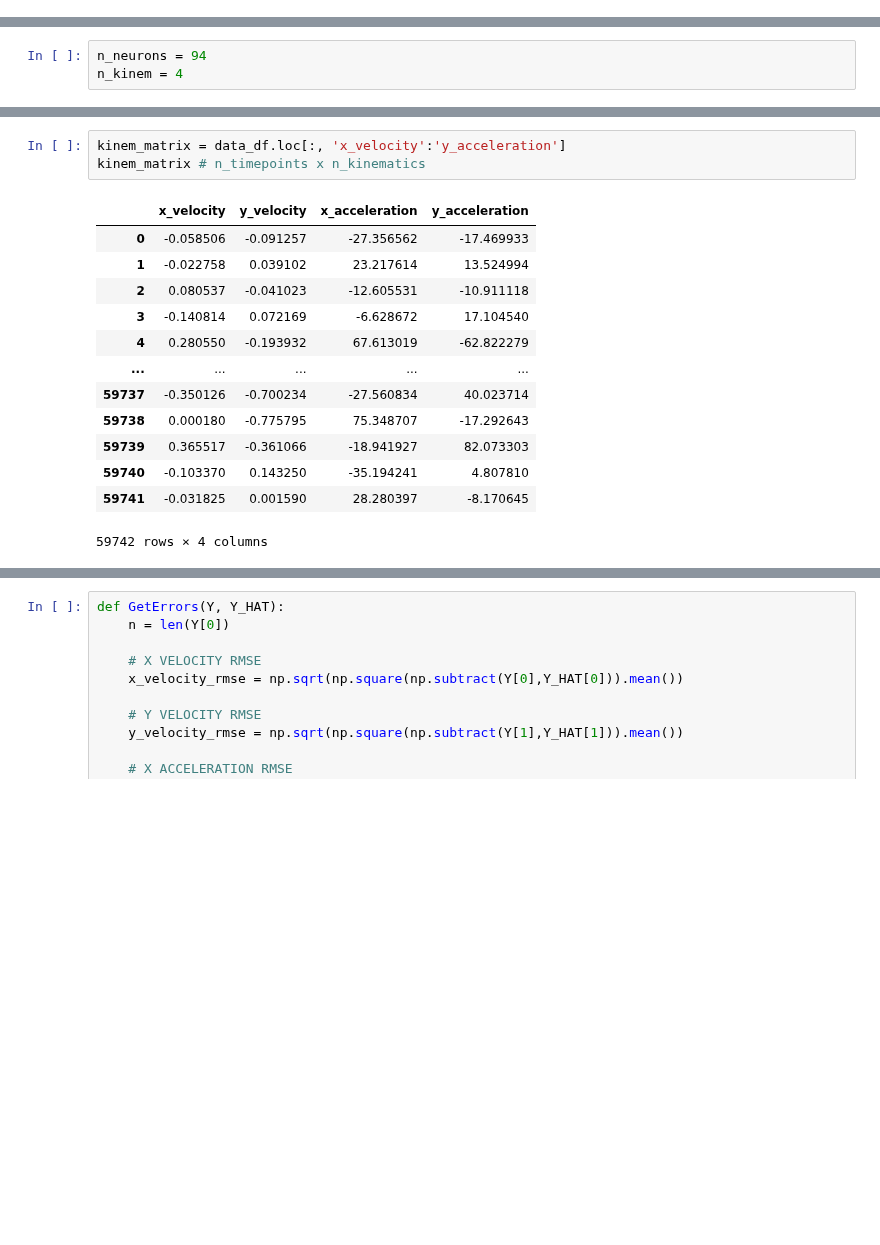
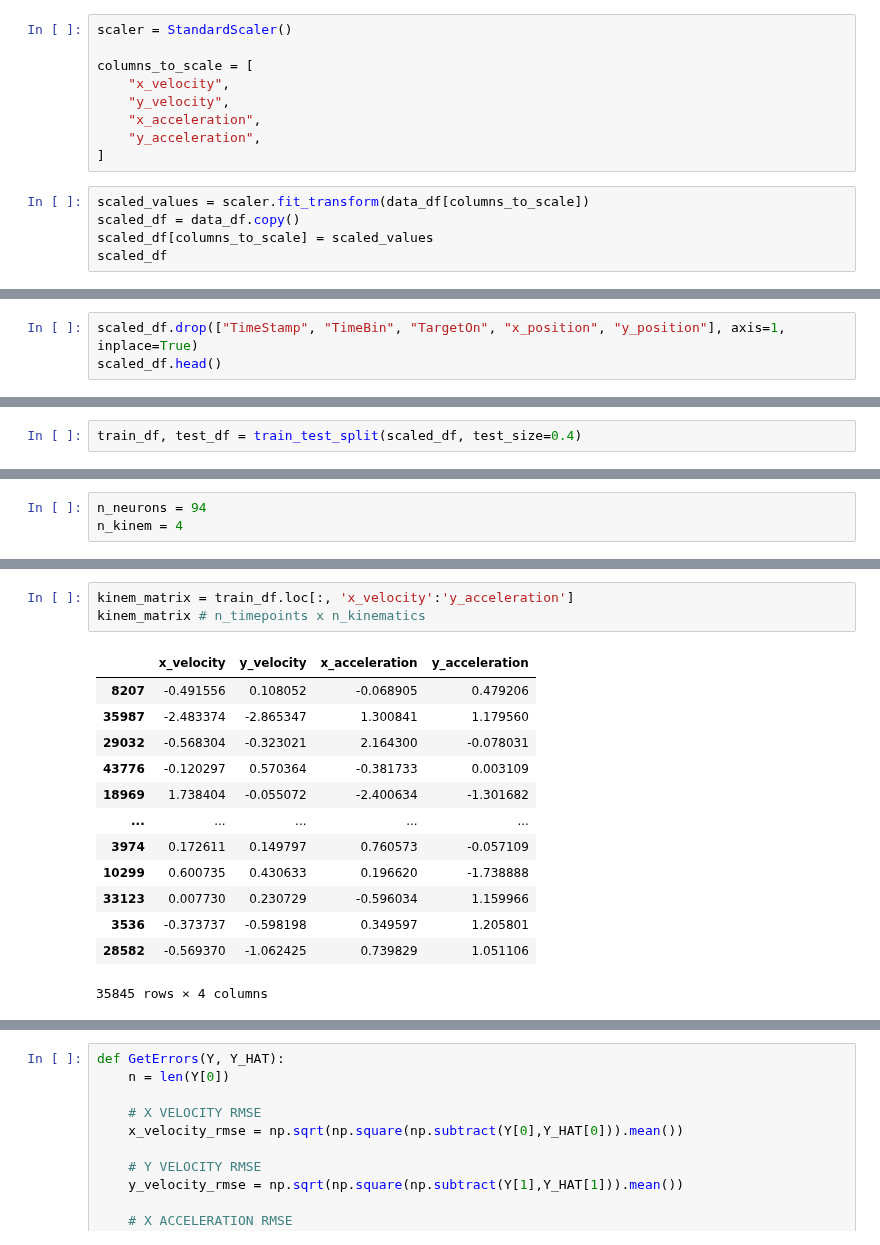
Before and after one commit to WAT-ai/BCI-Signal-Decoding, a Jupyter notebook: src/LinearDecoderFunctions/DecoderFunctions.ipynb, the cells around one changed output, grey strips where cells are left out. Cells and saved outputs as stored; diff of their text form; blank space fills up the shorter version.

Commit message:
Added scaling and test train split for MEM1

```diff
--- a/src/LinearDecoderFunctions/DecoderFunctions.ipynb
+++ b/src/LinearDecoderFunctions/DecoderFunctions.ipynb
@@ -20 +24,15 @@ data_df
 59742 rows × 103 columns
+# %%
+scaler = StandardScaler()
+
+columns_to_scale = [
+    "x_velocity",
+    "y_velocity",
+    "x_acceleration",
+    "y_acceleration",
+]
+# %%
+scaled_values = scaler.fit_transform(data_df[columns_to_scale])
+scaled_df = data_df.copy()
+scaled_df[columns_to_scale] = scaled_values
+scaled_df
@@ -20,0 +53,3 @@ data_df
+# %%
+scaled_df.drop(["TimeStamp", "TimeBin", "TargetOn", "x_position", "y_position"], axis=1, inplace=True)
+scaled_df.head()
@@ -20,0 +78,2 @@ data_df
+# %%
+train_df, test_df = train_test_split(scaled_df, test_size=0.4)
@@ -58,20 +128,20 @@ tranposed_activity_matrix # n_neurons x n_timepoints
 # %%
-kinem_matrix = data_df.loc[:, 'x_velocity':'y_acceleration']
+kinem_matrix = train_df.loc[:, 'x_velocity':'y_acceleration']
 kinem_matrix # n_timepoints x n_kinematics
 # %% [output]
 |  | x_velocity | y_velocity | x_acceleration | y_acceleration |
-| 0 | -0.058506 | -0.091257 | -27.356562 | -17.469933 |
-| 1 | -0.022758 | 0.039102 | 23.217614 | 13.524994 |
-| 2 | 0.080537 | -0.041023 | -12.605531 | -10.911118 |
-| 3 | -0.140814 | 0.072169 | -6.628672 | 17.104540 |
-| 4 | 0.280550 | -0.193932 | 67.613019 | -62.822279 |
+| 8207 | -0.491556 | 0.108052 | -0.068905 | 0.479206 |
+| 35987 | -2.483374 | -2.865347 | 1.300841 | 1.179560 |
+| 29032 | -0.568304 | -0.323021 | 2.164300 | -0.078031 |
+| 43776 | -0.120297 | 0.570364 | -0.381733 | 0.003109 |
+| 18969 | 1.738404 | -0.055072 | -2.400634 | -1.301682 |
 | ... | ... | ... | ... | ... |
-| 59737 | -0.350126 | -0.700234 | -27.560834 | 40.023714 |
-| 59738 | 0.000180 | -0.775795 | 75.348707 | -17.292643 |
-| 59739 | 0.365517 | -0.361066 | -18.941927 | 82.073303 |
-| 59740 | -0.103370 | 0.143250 | -35.194241 | 4.807810 |
-| 59741 | -0.031825 | 0.001590 | 28.280397 | -8.170645 |
+| 3974 | 0.172611 | 0.149797 | 0.760573 | -0.057109 |
+| 10299 | 0.600735 | 0.430633 | 0.196620 | -1.738888 |
+| 33123 | 0.007730 | 0.230729 | -0.596034 | 1.159966 |
+| 3536 | -0.373737 | -0.598198 | 0.349597 | 1.205801 |
+| 28582 | -0.569370 | -1.062425 | 0.739829 | 1.051106 |
-59742 rows × 4 columns
+35845 rows × 4 columns
 # %%
 tranposed_kinem_matrix = kinem_matrix.transpose()
 tranposed_kinem_matrix # n_kinematics x n_timepoints
```
Also changed, not shown: parts of 32 cells of this notebook, 1 other file.
